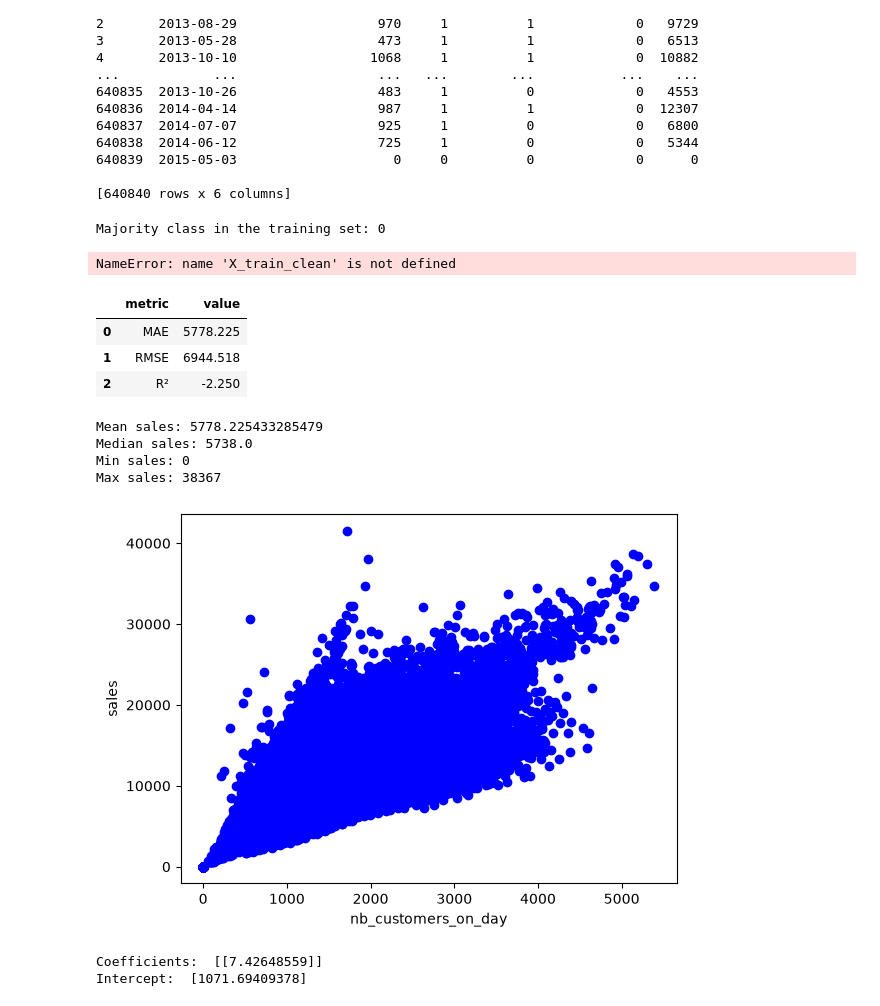
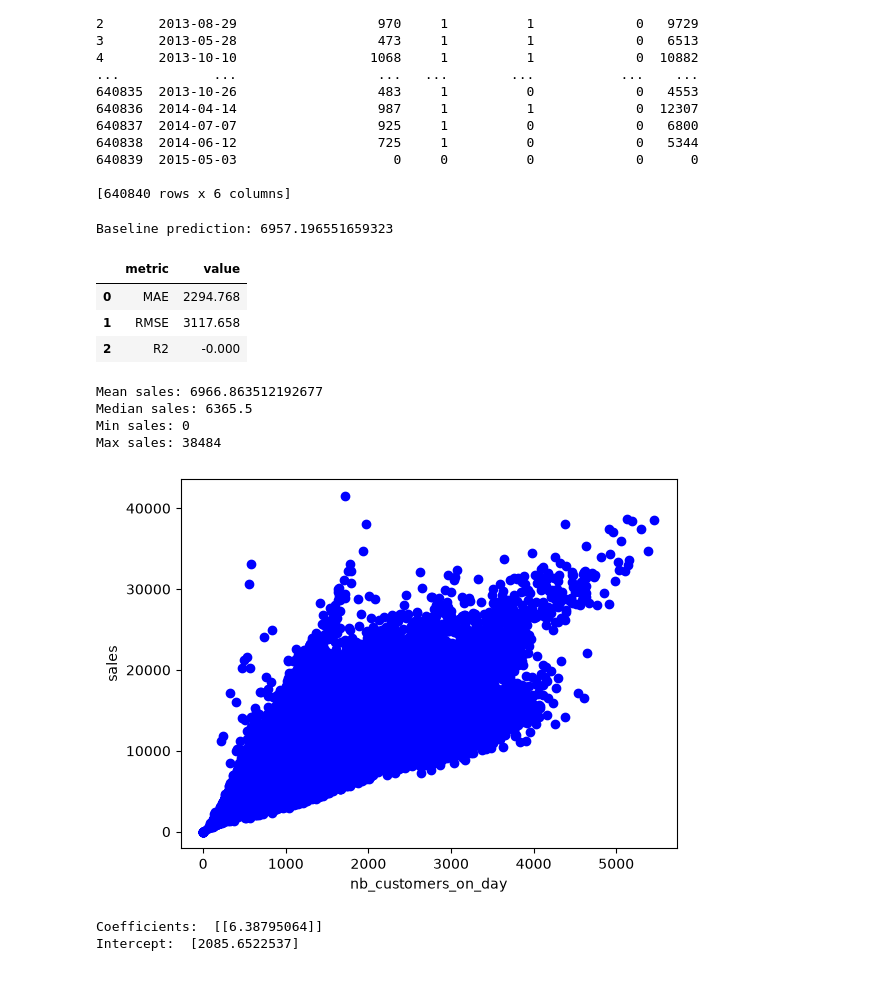
Before and after one commit to ivanmatteuzzi/challenge_group1, a Jupyter notebook: notebooks/01_EDA.ipynb, the cells around one changed output. Cells and saved outputs as stored; diff of their text form; code cells hidden in the pictures.

Commit message:
trained model further and added prediction logic

```diff
--- a/notebooks/01_EDA.ipynb
+++ b/notebooks/01_EDA.ipynb
@@ -161,8 +161,15 @@ from sklearn.linear_model import LinearRegression
 # %%
 from sklearn.model_selection import train_test_split
 # %%
-X = df.drop(columns=['Unnamed: 0', 'store_ID', 'day_of_week', 'school_holiday', 'sales'])
-y = df['sales']
+df_open = df[df['open'] == 1].copy()
+df_open['date'] = pd.to_datetime(df_open['date'])
+df_open['year'] = df_open['date'].dt.year
+df_open['month'] = df_open['date'].dt.month
+df_open['day'] = df_open['date'].dt.day
+
+X = df_open.drop(columns=['Unnamed: 0', 'store_ID', 'day_of_week', 'open', 'sales', 'date'])
+X = pd.get_dummies(X, columns=['state_holiday'], drop_first=True, dtype=int)
+y = df_open['sales']
 # %%
 X_train, X_temp, y_train, y_temp = train_test_split(
     X,
@@ -233,8 +240,7 @@ baseline_model = DummyRegressor(strategy='mean')
 _ = baseline_model.fit(X_train, y_train)
 print('Baseline prediction:', baseline_model.constant_[0, 0])
 # %% [output]
-Majority class in the training set: 0
+Baseline prediction: 6957.196551659323
-NameError: name 'X_train_clean' is not defined
 # %%
 y_val_pred_baseline = baseline_model.predict(X_val)
 # %%
@@ -251,9 +257,9 @@ baseline_results['value'] = baseline_results['value'].round(3)
 baseline_results
 # %% [output]
 |  | metric | value |
-| 0 | MAE | 5778.225 |
-| 1 | RMSE | 6944.518 |
-| 2 | R² | -2.250 |
+| 0 | MAE | 2294.768 |
+| 1 | RMSE | 3117.658 |
+| 2 | R2 | -0.000 |
 # %%
 y_val.describe()
 
@@ -262,21 +268,21 @@ print("Median sales:", y_val.median())
 print("Min sales:", y_val.min())
 print("Max sales:", y_val.max())
 # %% [output]
-Mean sales: 5778.225433285479
-Median sales: 5738.0
+Mean sales: 6966.863512192677
+Median sales: 6365.5
 Min sales: 0
-Max sales: 38367
+Max sales: 38484
 # %%
-msk = np.random.rand(len(df)) < 0.8
-train = df[msk]
-test = df[~msk]
+msk = np.random.rand(len(df_open)) < 0.8
+train = df_open[msk]
+test = df_open[~msk]
 
-plt.scatter(train.nb_customers_on_day, train.sales,  color='blue')
+plt.scatter(train['nb_customers_on_day'], train['sales'], color='blue')
 plt.xlabel("nb_customers_on_day")
 plt.ylabel("sales")
 plt.show()
 # %% [output]
-[figure, old version]
+[figure, new version]
 # %%
 from sklearn import linear_model
 regr = linear_model.LinearRegression()
@@ -287,8 +293,8 @@ regr.fit(train_x, train_y)
 print ('Coefficients: ', regr.coef_)
 print ('Intercept: ',regr.intercept_)
 # %% [output]
-Coefficients:  [[7.42648559]]
-Intercept:  [1071.69409378]
+Coefficients:  [[6.38795064]]
+Intercept:  [2085.6522537]
 # %%
 plt.scatter(train.nb_customers_on_day, train.sales,  color='blue')
 plt.plot(train_x, regr.coef_[0][0]*train_x + regr.intercept_[0], '-r')
```
Also changed, not shown: parts of 7 cells of this notebook.
